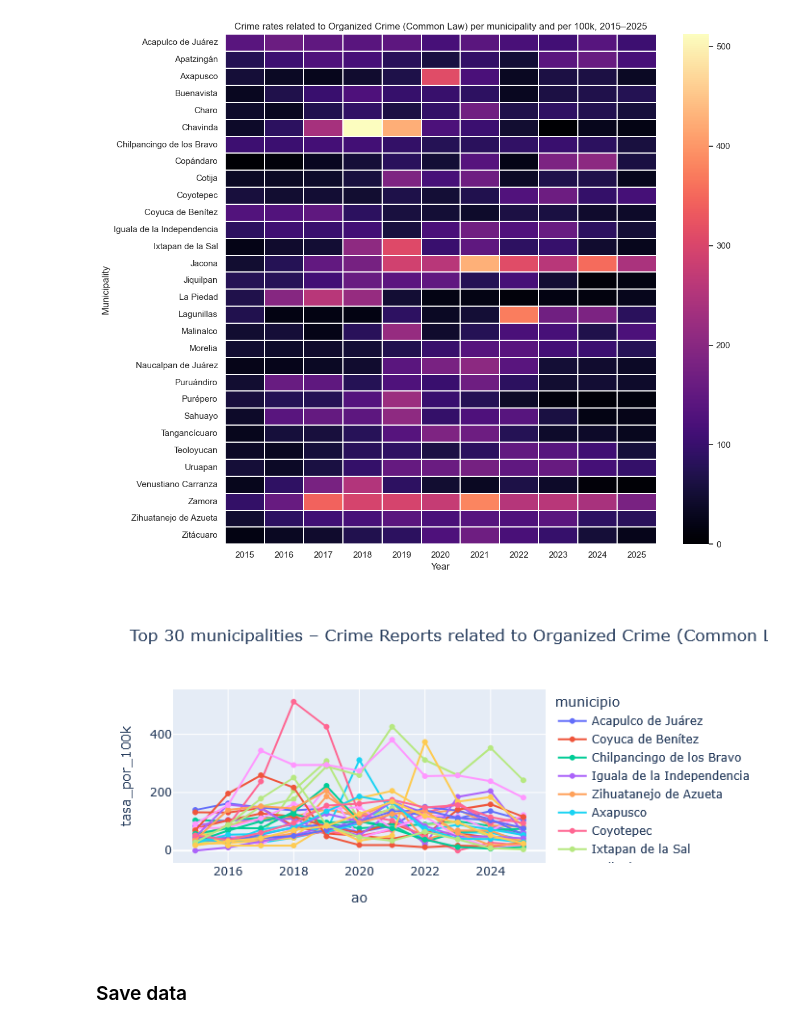
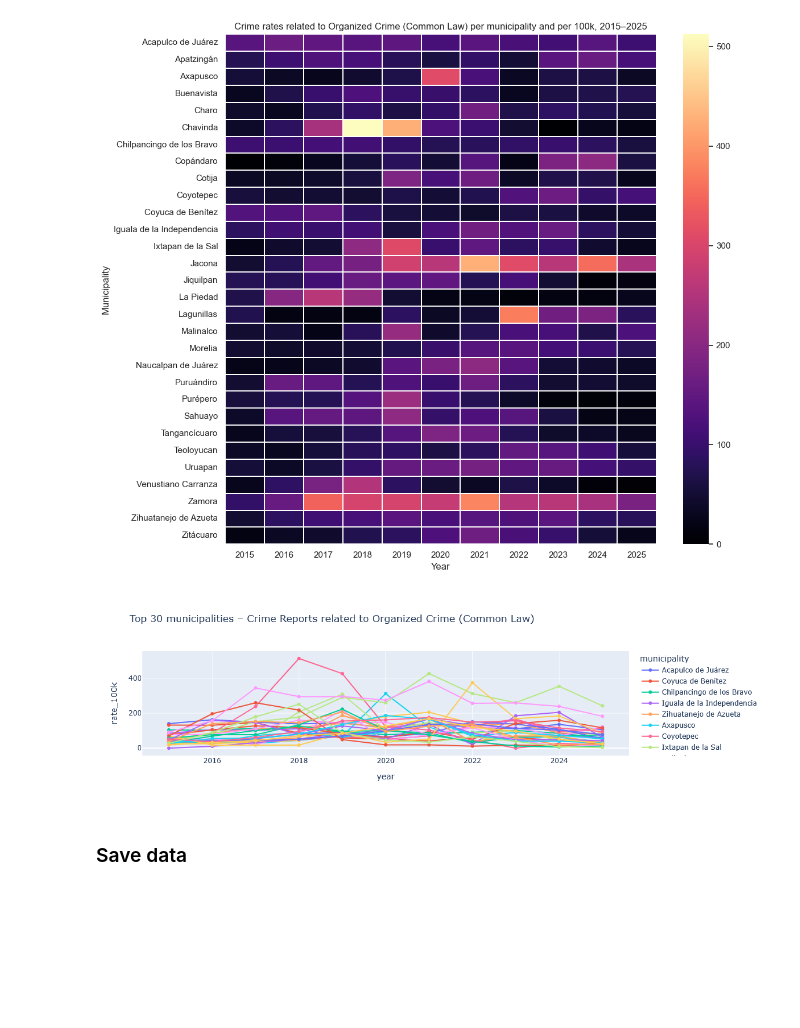
Before and after one commit to shani-alvarez/cgs-shadow-routes, a Jupyter notebook: notebooks/eda_crime_reports.ipynb, the cells around one changed output. Saved outputs shown, nothing was run; the diff lists cells and outputs as text; code cells hidden in the pictures; blank space fills up the shorter version.

```diff
--- a/notebooks/eda_crime_reports.ipynb
+++ b/notebooks/eda_crime_reports.ipynb
@@ -958,2 +972,8 @@ fig.show()
 # %% [markdown]
 ### Rates per 100k inhabitants
+# %%
+df_cm_yearly.rename(columns={'ao': 'year', 'cve_geo': 'state_id', 'entidad': 'state',
+                             'cve_municipio': 'muni_id', 'municipio': 'municipality',
+                             'conteo_delitos': 'crime_counts'}, inplace=True)
+
+df_cm_yearly.head()
@@ -960,4 +987,4 @@ fig.show()
 # %%
-df_cm_rates = df_cm_yearly.merge(df_pop_yearly_m.loc[:, ['ao', 'cve_municipio', 'pob_total']], on=['cve_municipio', 'ao'])
+df_cm_rates = df_cm_yearly.merge(df_pop_yearly_m.loc[:, ['year', 'muni_id', 'pop_total']], on=['muni_id', 'year'])
 df_cm_rates.head(10)
 # %% [output]
@@ -973,6 +1000,6 @@ df_cm_rates.head(10)
 | 8 | 2015 | 12 | Guerrero | 12009 | Atlamajalcingo del Monte | 0.0 | 5630 |
 | 9 | 2015 | 12 | Guerrero | 12010 | Atlixtac | 1.0 | 27964 |
 # %%
-df_cm_rates['tasa_por_100k'] = df_cm_rates['conteo_delitos'] / df_cm_rates['pob_total'] * 100000
+df_cm_rates['rate_100k'] = df_cm_rates['crime_counts'] / df_cm_rates['pop_total'] * 100000
 df_cm_rates.head()
 # %% [output]
@@ -983,9 +1010,9 @@ df_cm_rates.head()
 | 3 | 2015 | 12 | Guerrero | 12004 | Alcozauca de Guerrero | 8.0 | 19960 | 40.080160 |
 | 4 | 2015 | 12 | Guerrero | 12005 | Alpoyeca | 3.0 | 6885 | 43.572985 |
 # %%
-top30_rates_cm= df_cm_rates.groupby('municipio')['tasa_por_100k'].sum().nlargest(30).index
-df_top30_rates_cm = df_cm_rates[df_cm_rates['municipio'].isin(top30_rates_cm)]
-df_top30_rates_cm.municipio.unique()
+top30_rates_cm= df_cm_rates.groupby('municipality')['rate_100k'].sum().nlargest(30).index
+df_top30_rates_cm = df_cm_rates[df_cm_rates['municipality'].isin(top30_rates_cm)]
+df_top30_rates_cm.municipality.unique()
 # %% [output]
 array(['Acapulco de Juárez', 'Coyuca de Benítez',
        'Chilpancingo de los Bravo', 'Iguala de la Independencia',
@@ -1026,18 +1053,18 @@ plt.show()
 # %%
 # Create interactive plot
 
 fig = px.line(
     df_top30_rates_cm,
-    x='ao',
-    y='tasa_por_100k',
-    color='municipio',
+    x='year',
+    y='rate_100k',
+    color='municipality',
     markers=True,
     title='Top 30 municipalities – Crime Reports related to Organized Crime (Common Law)'
 )
 fig.update_layout(hovermode='x unified')
 fig.show()
 # %% [output]
-[figure, old version]
+[figure, new version]
 # %% [markdown]
 ### Save data
 # %%
```
Also changed, not shown: parts of 15 cells of this notebook, 2 other files.
